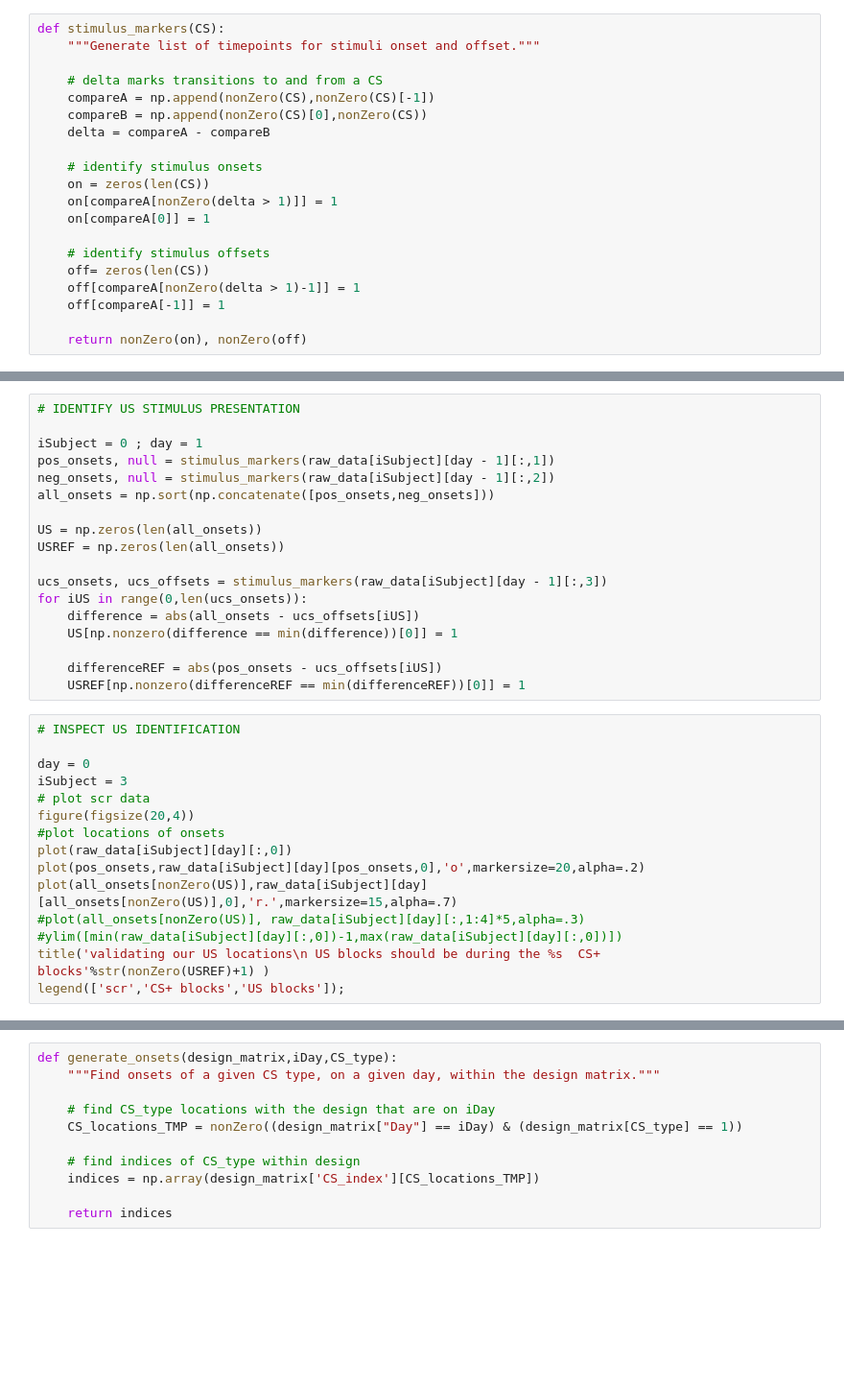
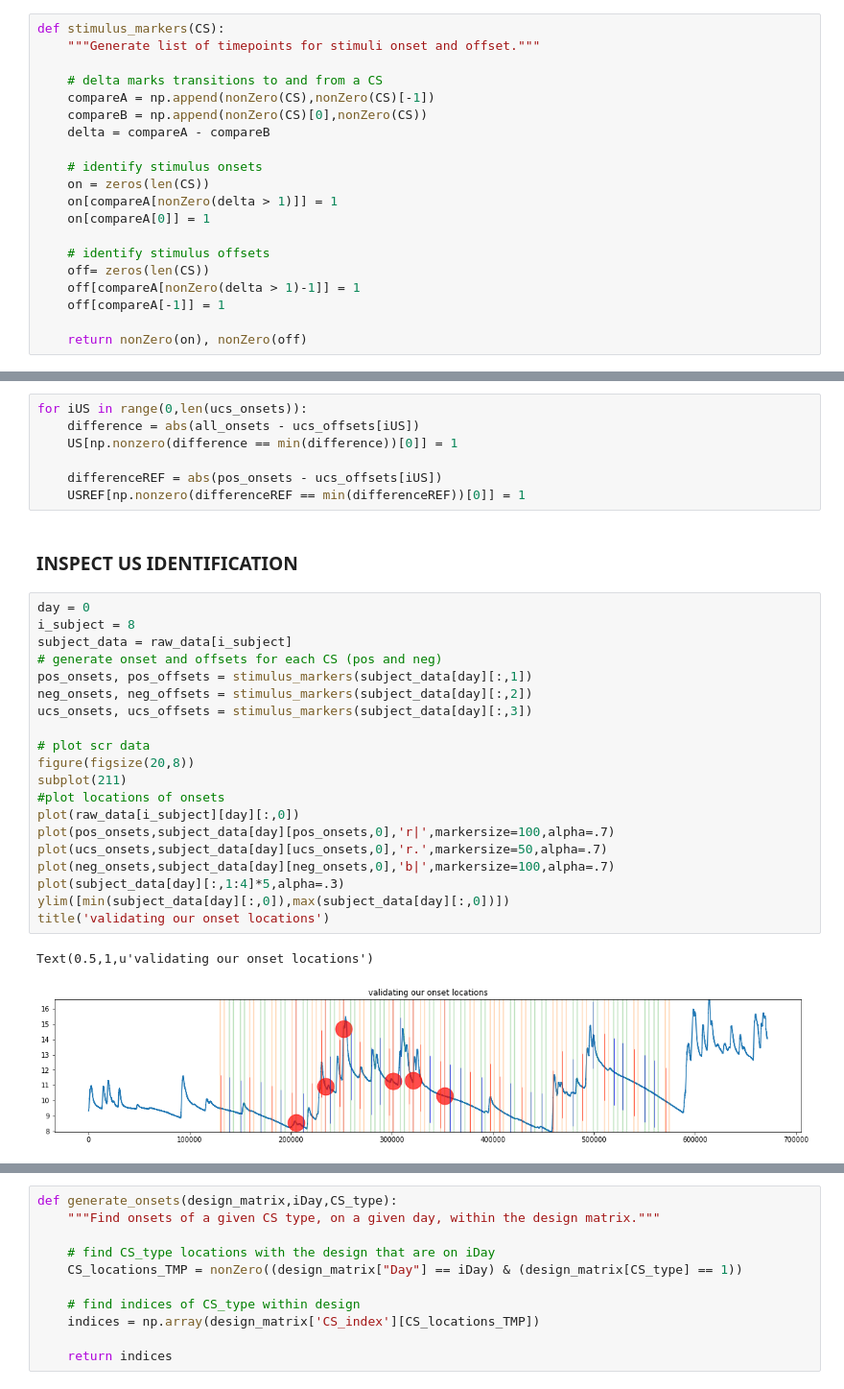
Before and after one commit to tzler/social_structure_learning, a Jupyter notebook: analysis/validation_scr_analysis_functions.ipynb, the cells around one changed output, grey strips where cells are left out. Shown at 96% size. Drawn from its saved outputs; the diff is of its cells as text; blank space fills up the shorter version.

Commit message:
validating scr analysis

```diff
--- a/analysis/validation_scr_analysis_functions.ipynb
+++ b/analysis/validation_scr_analysis_functions.ipynb
@@ -104,33 +126,32 @@ title('validating our offset locations');
 # %%
-# IDENTIFY US STIMULUS PRESENTATION
-
-iSubject = 0 ; day = 1
-pos_onsets, null = stimulus_markers(raw_data[iSubject][day - 1][:,1])
-neg_onsets, null = stimulus_markers(raw_data[iSubject][day - 1][:,2])
-all_onsets = np.sort(np.concatenate([pos_onsets,neg_onsets]))
-
-US = np.zeros(len(all_onsets))
-USREF = np.zeros(len(all_onsets))
-
-ucs_onsets, ucs_offsets = stimulus_markers(raw_data[iSubject][day - 1][:,3])
 for iUS in range(0,len(ucs_onsets)):
     difference = abs(all_onsets - ucs_offsets[iUS])
     US[np.nonzero(difference == min(difference))[0]] = 1
 
     differenceREF = abs(pos_onsets - ucs_offsets[iUS])
     USREF[np.nonzero(differenceREF == min(differenceREF))[0]] = 1
+# %% [markdown]
+### INSPECT US IDENTIFICATION
 # %%
-# INSPECT US IDENTIFICATION
+day = 0
+i_subject = 8
+subject_data = raw_data[i_subject]
+# generate onset and offsets for each CS (pos and neg)
+pos_onsets, pos_offsets = stimulus_markers(subject_data[day][:,1])
+neg_onsets, neg_offsets = stimulus_markers(subject_data[day][:,2])
+ucs_onsets, ucs_offsets = stimulus_markers(subject_data[day][:,3])
 
-day = 0
-iSubject = 3
 # plot scr data
-figure(figsize(20,4))
+figure(figsize(20,8))
+subplot(211)
 #plot locations of onsets
-plot(raw_data[iSubject][day][:,0])
-plot(pos_onsets,raw_data[iSubject][day][pos_onsets,0],'o',markersize=20,alpha=.2)
-plot(all_onsets[nonZero(US)],raw_data[iSubject][day][all_onsets[nonZero(US)],0],'r.',markersize=15,alpha=.7)
-#plot(all_onsets[nonZero(US)], raw_data[iSubject][day][:,1:4]*5,alpha=.3)
-#ylim([min(raw_data[iSubject][day][:,0])-1,max(raw_data[iSubject][day][:,0])])
-title('validating our US locations\n US blocks should be during the %s  CS+ blocks'%str(nonZero(USREF)+1) )
-legend(['scr','CS+ blocks','US blocks']);
+plot(raw_data[i_subject][day][:,0])
+plot(pos_onsets,subject_data[day][pos_onsets,0],'r|',markersize=100,alpha=.7)
+plot(ucs_onsets,subject_data[day][ucs_onsets,0],'r.',markersize=50,alpha=.7)
+plot(neg_onsets,subject_data[day][neg_onsets,0],'b|',markersize=100,alpha=.7)
+plot(subject_data[day][:,1:4]*5,alpha=.3)
+ylim([min(subject_data[day][:,0]),max(subject_data[day][:,0])])
+title('validating our onset locations')
+# %% [output]
+Text(0.5,1,u'validating our onset locations')
+[figure, added]
```
Also changed, not shown: parts of 94 cells of this notebook, 1 other file.
